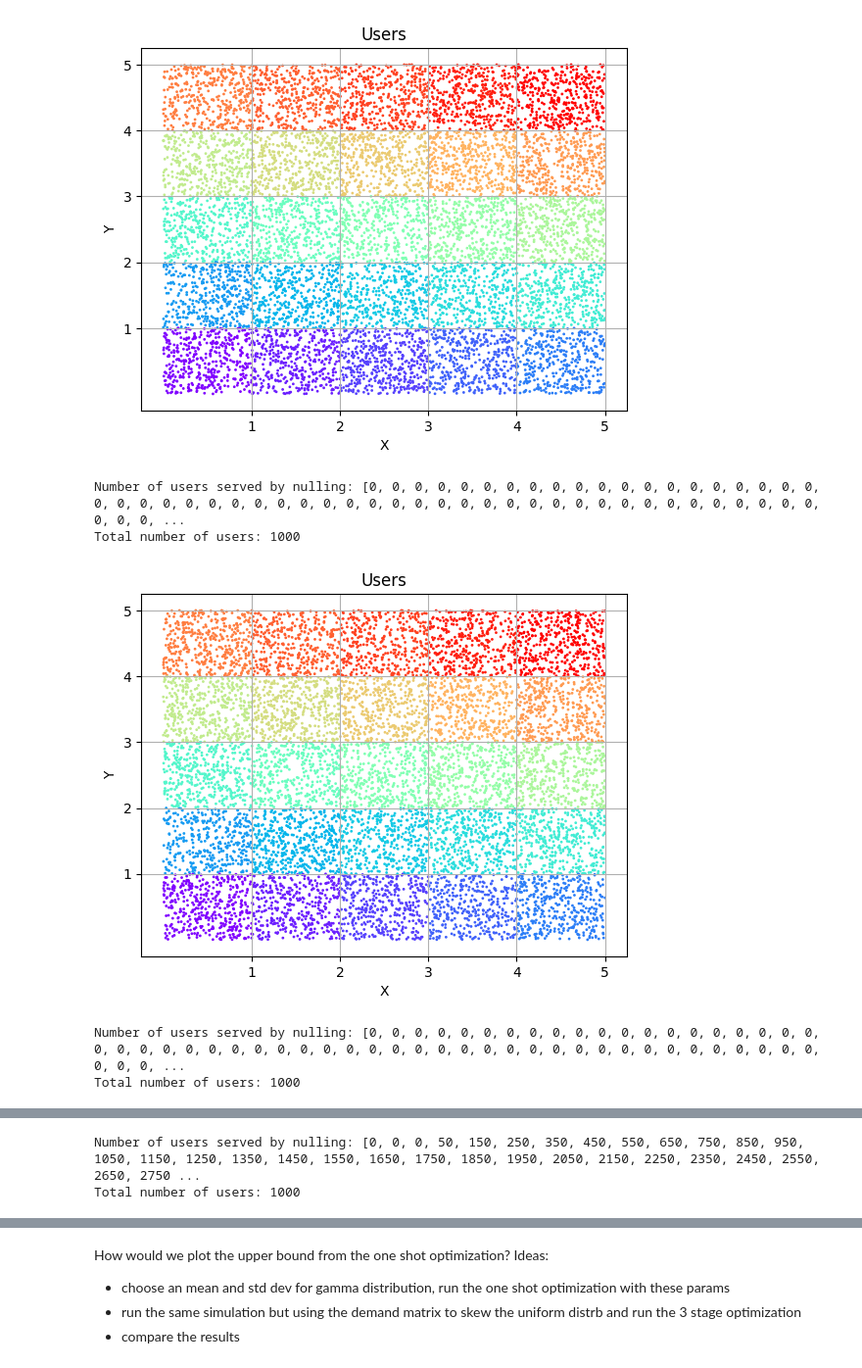
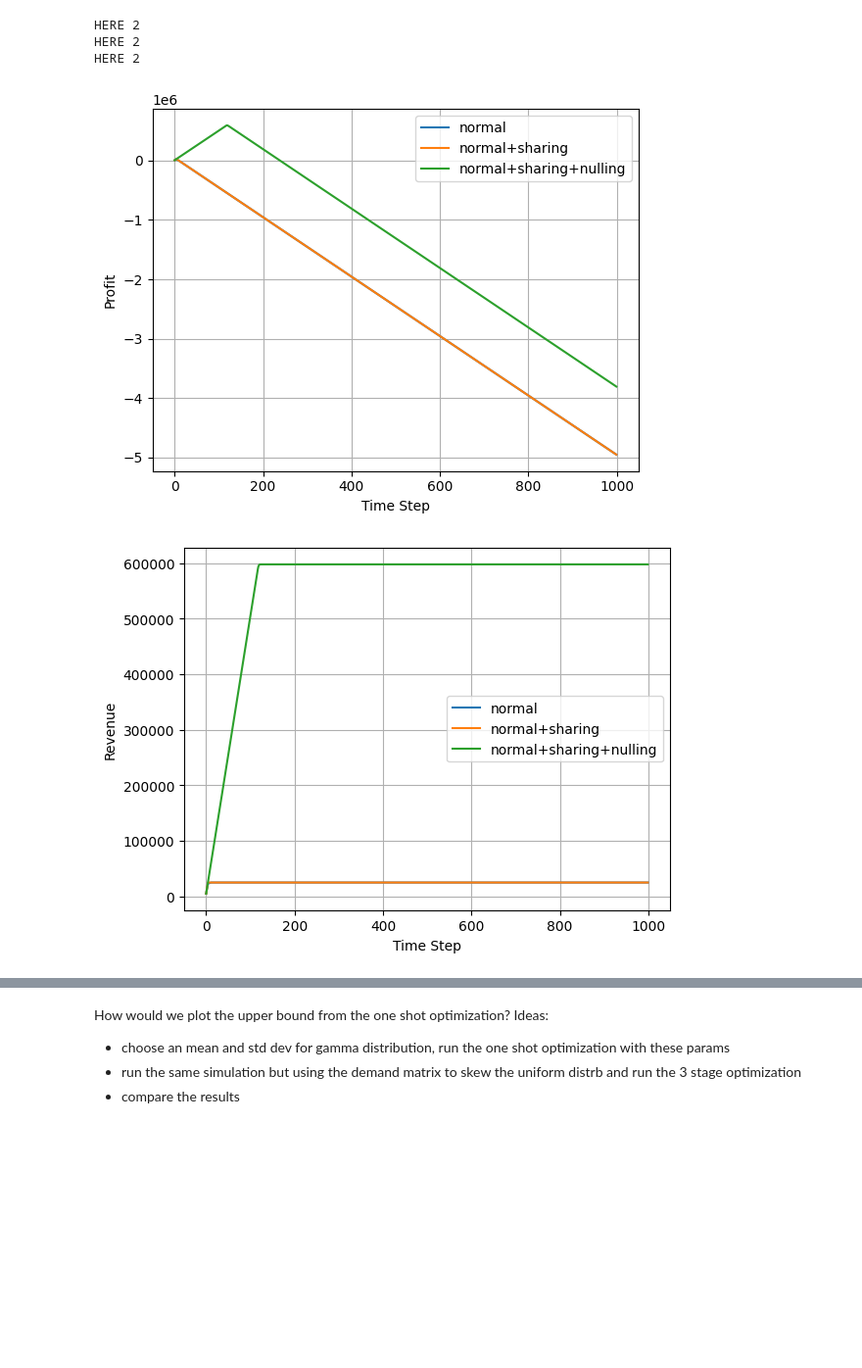
Before and after one commit to brieonbread/leo_mac_sim, a Jupyter notebook: mac_protocol_simulation_v2.ipynb, the cells around one changed output, grey strips where cells are left out. Shown at 98% size. Cells and saved outputs as stored; diff of their text form; code cells hidden in the pictures; blank space fills up the shorter version.

```diff
--- a/mac_protocol_simulation_v2.ipynb
+++ b/mac_protocol_simulation_v2.ipynb
@@ -277,7 +366,7 @@ class User:
     pass
 # %%
 def simulate_leo_mac(num_sats=25, num_cells=25, num_time_steps=1000, total_capacity=10,
-                     max_users=100, revenue_factor=100, penalty_factor=100, distribution="uniform", distribution_matrix=None,
+                     max_users=100, revenue_factor=100, penalty_factor=100, distribution="uniform", override_all_users=None,
                      use_stage_1=True, use_stage_2=True, use_stage_3=True):
   """"""
   # generate an array to keep track of satellite capacities and metadata for each satellite
@@ -287,14 +376,14 @@ def simulate_leo_mac(num_sats=25, num_cells=25, num_time_steps=1000, total_capac
   user_schedule = generate_user_schedule(num_time_steps, max_users)
 
   result = three_stage_mac(sats, user_schedule, num_time_steps, revenue_factor=revenue_factor, penalty_factor=penalty_factor, distribution=distribution,
-                           distribution_matrix=distribution_matrix, use_stage_1=use_stage_1, use_stage_2=use_stage_2, use_stage_3=use_stage_3, )
+                           override_all_users=override_all_users, use_stage_1=use_stage_1, use_stage_2=use_stage_2, use_stage_3=use_stage_3, )
 
   # TODO: track avg throughput for each user
   return {"sats": sats, "revenues": result["revenues"], "penalties": result["penalties"],
           "num_served_by_normal":result["num_served_by_normal"], "num_served_by_sharing":result["num_served_by_sharing"],
           "num_served_by_nulling":result["num_served_by_nulling"], "num_unserved":result["num_unserved"]}
 
-def three_stage_mac(sats, user_schedule, num_time_steps, revenue_factor=100, penalty_factor=100, distribution="uniform", distribution_matrix=None,
+def three_stage_mac(sats, user_schedule, num_time_steps, revenue_factor=100, penalty_factor=100, distribution="uniform", override_all_users=None,
                      use_stage_1=True, use_stage_2=True, use_stage_3=True, verbose=False):
 
   revenues = []
@@ -308,7 +397,12 @@ def three_stage_mac(sats, user_schedule, num_time_steps, revenue_factor=100, pen
   num_served_by_nulling_n2 = []
   num_unserved = []
 
-  all_users = generate_users(user_schedule, distribution=distribution, distribution_matrix=distribution_matrix) # a list of users at each time step to be added into the network
+  if override_all_users:
+    print("HERE 1")
+    all_users = override_all_users
+  else:
+    print("HERE 2")
+    all_users = generate_users(user_schedule, distribution=distribution) # a list of users at each time step to be added into the network
 
   assign_users_to_cells(all_users)
   assign_users_to_sats(all_users, sats)
@@ -396,7 +490,7 @@ def three_stage_mac(sats, user_schedule, num_time_steps, revenue_factor=100, pen
 
       # go through sats except this time loop through all users in N1 cells
       for sat in sats:
-        n1_cells = get_neighbors(sat.cell_id, 5, cell_distance=1)
+        n1_cells = get_neighbors(sat.cell_id, 5, cell_distance=1) # TODO: precompute this?
         newly_served_users = []
         for user_id in unserved_users:
           if unserved_users[user_id].cell_id in n1_cells and sat.N_0 * 1/25 + (sat.N_1+1) * 1/6.25 + sat.N_2 * 1/1.265 <= 9.6:
@@ -511,8 +605,8 @@ def summarize_results(result, num_time_steps, animate=False):
   #   animation = plot_users_spatially_animated(sats, users, num_time_steps, save_gif=True)
 # %%
 # normal only
-num_time_steps = 100
-max_users = 10000
+num_time_steps = 1000
+max_users = 50000
 result_1 = simulate_leo_mac(num_sats=25, num_cells=25, num_time_steps=num_time_steps, total_capacity=10,
                      max_users=max_users, revenue_factor=100, penalty_factor=100, distribution="uniform",
                      use_stage_1=True, use_stage_2=False, use_stage_3=False)
@@ -523,37 +617,38 @@ result_2 = simulate_leo_mac(num_sats=25, num_cells=25, num_time_steps=num_time_s
                      use_stage_1=True, use_stage_2=True, use_stage_3=False)
 
 # normal + sharing + nulling
 result_3 = simulate_leo_mac(num_sats=25, num_cells=25, num_time_steps=num_time_steps, total_capacity=10,
                      max_users=max_users, revenue_factor=100, penalty_factor=100, distribution="uniform",
                      use_stage_1=True, use_stage_2=True, use_stage_3=True)
 
 result_1_profit = np.array(result_1["revenues"]) - np.array(result_1["penalties"])
 result_2_profit = np.array(result_2["revenues"]) - np.array(result_2["penalties"])
 result_3_profit = np.array(result_3["revenues"]) - np.array(result_3["penalties"])
 
 
 plt.plot(result_1_profit, label="normal")
 plt.plot(result_2_profit, label="normal+sharing")
 plt.plot(result_3_profit, label="normal+sharing+nulling")
 # plt.yscale("log")
 plt.ylabel("Profit")
 plt.xlabel("Time Step")
+plt.grid()
 plt.legend()
 plt.show()
 
 
 plt.plot(result_1["revenues"], label="normal")
 plt.plot(result_2["revenues"], label="normal+sharing")
 plt.plot(result_3["revenues"], label="normal+sharing+nulling")
-plt.yscale("log")
+# plt.yscale("log")
 plt.ylabel("Revenue")
 plt.xlabel("Time Step")
+plt.grid()
 plt.legend()
 plt.show()
 # %% [output]
+HERE 2
+HERE 2
+HERE 2
-[figure, old version]
+[figure, new version]
-Number of users served by nulling: [0, 0, 0, 0, 0, 0, 0, 0, 0, 0, 0, 0, 0, 0, 0, 0, 0, 0, 0, 0, 0, 0, 0, 0, 0, 0, 0, 0, 0, 0, 0, 0, 0, 0, 0, 0, 0, 0, 0, 0, 0, 0, 0, 0, 0, 0, 0, 0, 0, 0, 0, 0, 0, 0, 0, ...
-Total number of users: 1000
-[figure, old version]
+[figure, new version]
-Number of users served by nulling: [0, 0, 0, 0, 0, 0, 0, 0, 0, 0, 0, 0, 0, 0, 0, 0, 0, 0, 0, 0, 0, 0, 0, 0, 0, 0, 0, 0, 0, 0, 0, 0, 0, 0, 0, 0, 0, 0, 0, 0, 0, 0, 0, 0, 0, 0, 0, 0, 0, 0, 0, 0, 0, 0, 0, ...
-Total number of users: 1000
@@ -561,2 +654,0 @@ Total number of users: 1000
-Number of users served by nulling: [0, 0, 0, 50, 150, 250, 350, 450, 550, 650, 750, 850, 950, 1050, 1150, 1250, 1350, 1450, 1550, 1650, 1750, 1850, 1950, 2050, 2150, 2250, 2350, 2450, 2550, 2650, 2750 ...
-Total number of users: 1000
```
Also changed, not shown: parts of 18 cells of this notebook, 3 other files.
